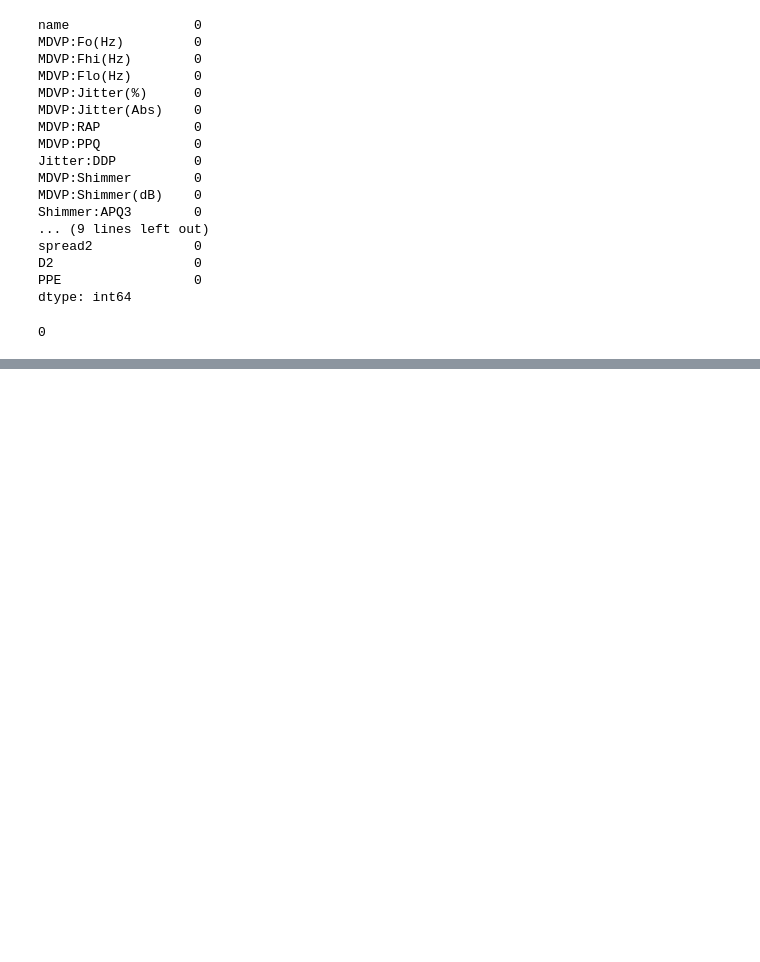
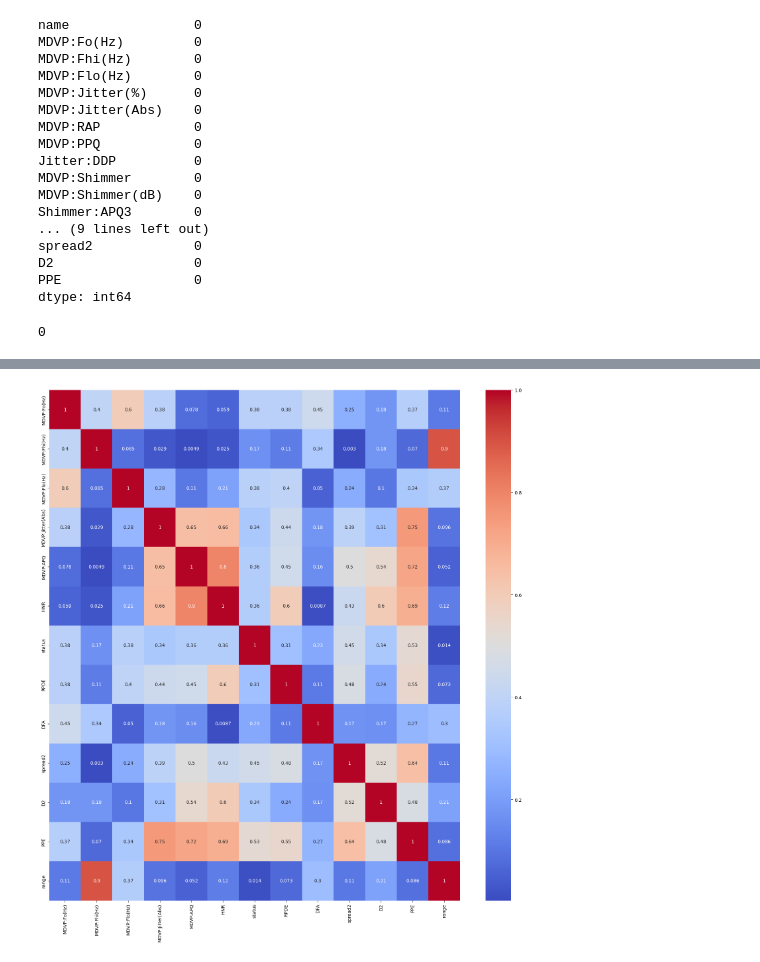
Before and after one commit to yaniss02/parkinson_detection, a Jupyter notebook: Untitled.ipynb, the cells around one changed output, grey strips where cells are left out. Cells and saved outputs as stored; diff of their text form; code cells hidden in the pictures; blank space fills up the shorter version.

Commit message:
data cleaning

```diff
--- a/Untitled.ipynb
+++ b/Untitled.ipynb
@@ -87,0 +168,24 @@ plt.show()
+# %%
+
+model = RandomForestClassifier(n_estimators=100, random_state=42)
+model.fit(X, y)
+
+# Get feature importance
+feature_importance = pd.DataFrame({'Feature': X.columns, 'Importance': model.feature_importances_})
+feature_importance = feature_importance.set_index('Feature')
+
+# Step 3: Identify and remove the less important feature in each correlated pair
+features_to_drop = set()
+
+for column in upper_triangle.columns:
+    for index in upper_triangle.index:
+        if upper_triangle.loc[index, column] > 0.9:
+            # Compare feature importance scores
+            if feature_importance.loc[index, 'Importance'] > feature_importance.loc[column, 'Importance']:
+                features_to_drop.add(column)  # Drop the less important feature
+            else:
+                features_to_drop.add(index)
+
+# Drop the selected features
+df_reduced = dfs.drop(columns=features_to_drop)
+print(df_reduced.head())
@@ -88,2 +206,10 @@ plt.show()
+# %%
+corr_matrix_important_features = df_reduced.corr().abs()
+fig, ax = plt.subplots(figsize=(20,20))         # Sample figsize in inches
+
+sns.heatmap(corr_matrix_important_features, annot=True, cmap='coolwarm', ax=ax)
+plt.show()
+# %% [output]
+[figure, added]
 # %%
 #Split the data into features and labels
```
Also changed, not shown: parts of 10 cells of this notebook.
